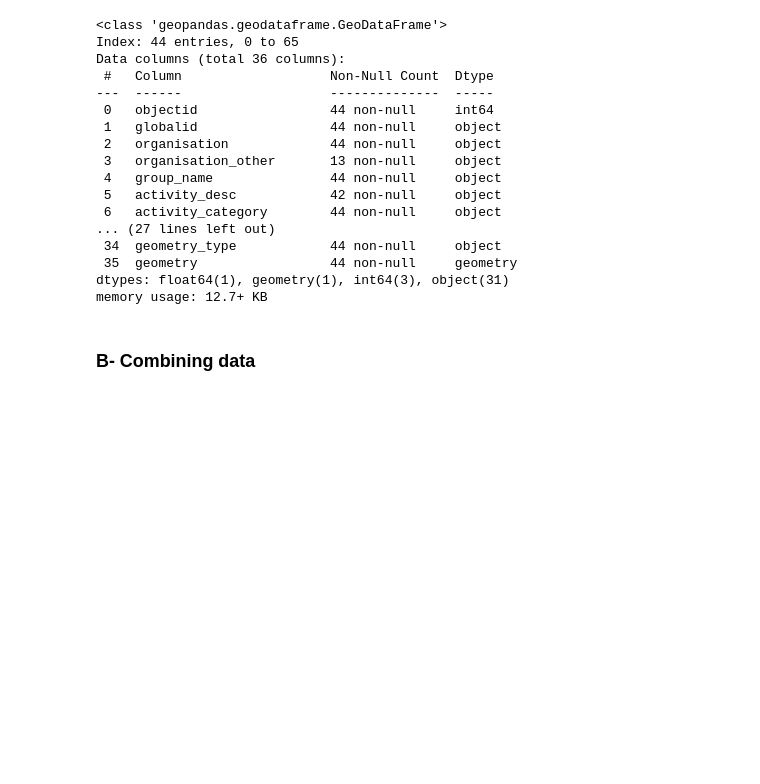
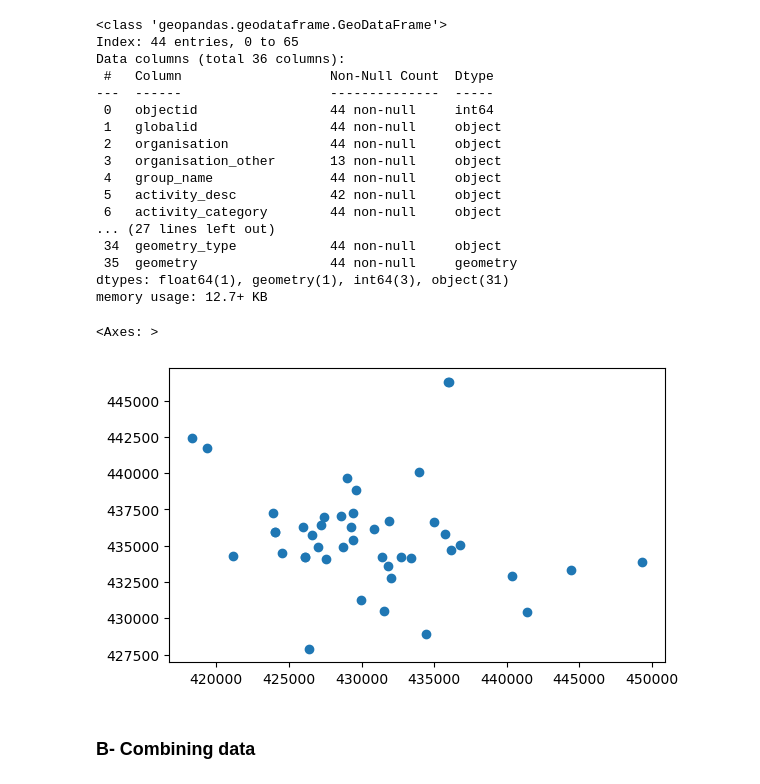
Before and after one commit to MarionC749/LIDA-SEEDS, a Jupyter notebook: Code/1-SEEDS_existingCGS_search.ipynb, the cells around one changed output. Drawn from its saved outputs; the diff is of its cells as text; code cells hidden in the pictures; blank space fills up the shorter version.

```diff
--- a/Code/1-SEEDS_existingCGS_search.ipynb
+++ b/Code/1-SEEDS_existingCGS_search.ipynb
@@ -441,7 +432,7 @@ if len(osm_cgs) > 0:
 
     # Prepare OSM CGS data for joining
     # Combine OSM tags into one value
-    osm_cgs['Type (OSM)'] = osm_cgs[['garden:type', 'landuse', 'man_made']].apply(
+    osm_cgs['Type (OSM)'] = osm_cgs[['garden:type', 'landuse']].apply(
         lambda x: ', '.join(sorted(x.dropna().astype(str))), axis=1
     )
 
@@ -1192,7 +1200,7 @@ while True:
 
     #Loop through features
     for f in features:
-        row= f['attributes']
+        row= f['attributes'].copy()
         geom = f.get('geometry')
 
         #Polygons
@@ -1220,6 +1228,8 @@ while True:
 #Convert to GeoDataFrame
 df = pd.DataFrame(all_rows)
 lgap = gpd.GeoDataFrame(df, geometry='geometry', crs= 'EPSG:4326')
+
+#Convert crs
 lgap = lgap.to_crs('EPSG:27700')
 
 print('Done:', len(lgap), 'rows exported')
@@ -1250,8 +1265,3 @@ Data columns (total 36 columns):
 dtypes: float64(1), geometry(1), int64(3), object(31)
 memory usage: 23.5+ KB
 EPSG:27700
-# %%
-print(lgap.is_valid.value_counts())
-#Fix any invalid geometries
-lgap['geometry'] = lgap.buffer(0)
-print(lgap.is_valid.value_counts())
@@ -1262,0 +1268,3 @@ Name: count, dtype: int64
+# %%
+#Retain only LGAP data points that have been accepted as valid
+lgap = lgap[lgap['Accept'] == 'Yes']
@@ -1325,6 +1349,11 @@ lgap_cgs.loc[lgap_cgs['activity_category'] == 'other', 'activity_category'] = lg
 # %%
 #Replace organisation with organisation_other when it is something else than suggested options
 lgap_cgs.loc[lgap_cgs['organisation'] == 'other', 'organisation'] = lgap_cgs['organisation_other']
+# %%
+lgap_cgs.plot()
+# %% [output]
+<Axes: >
+[figure, added]
 # %% [markdown]
 ### B- Combining data
 # %% [markdown]
```
Also changed, not shown: parts of 47 cells of this notebook.
